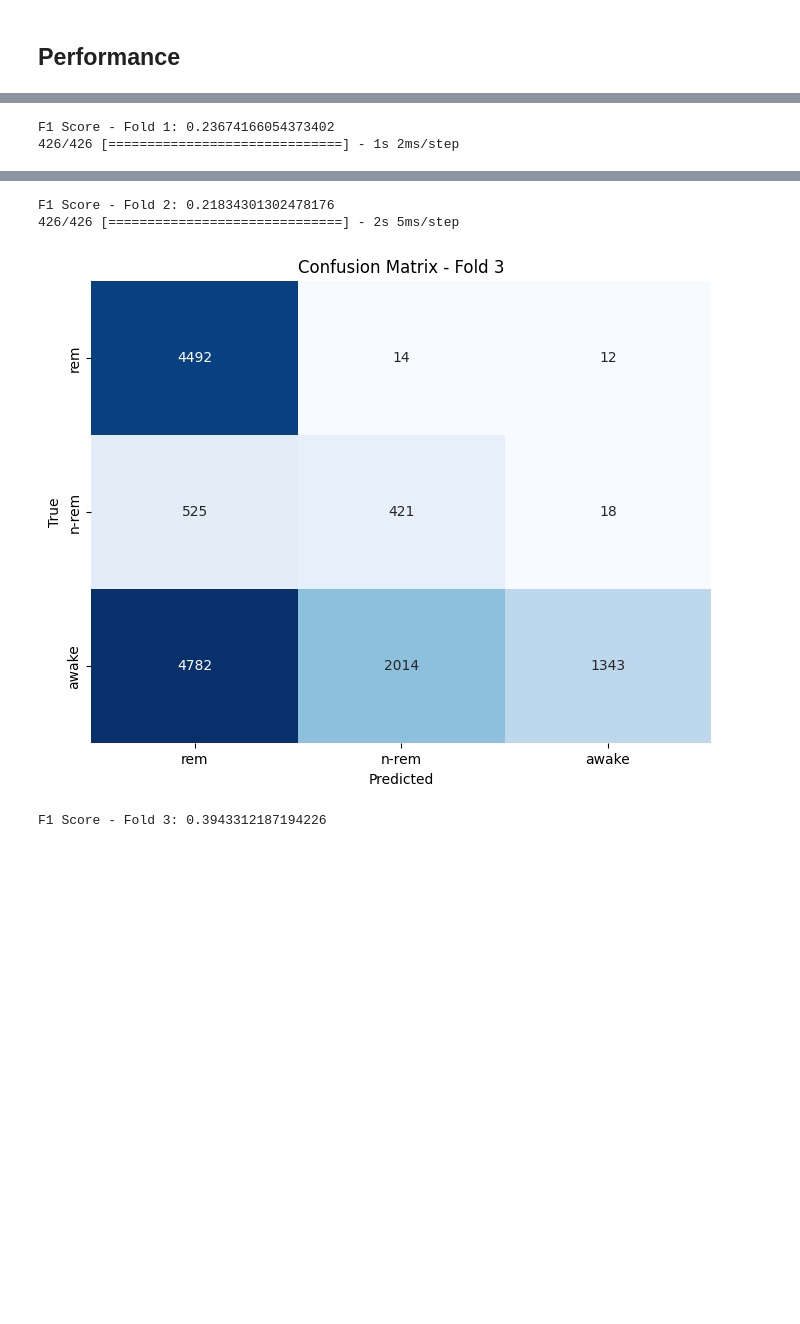
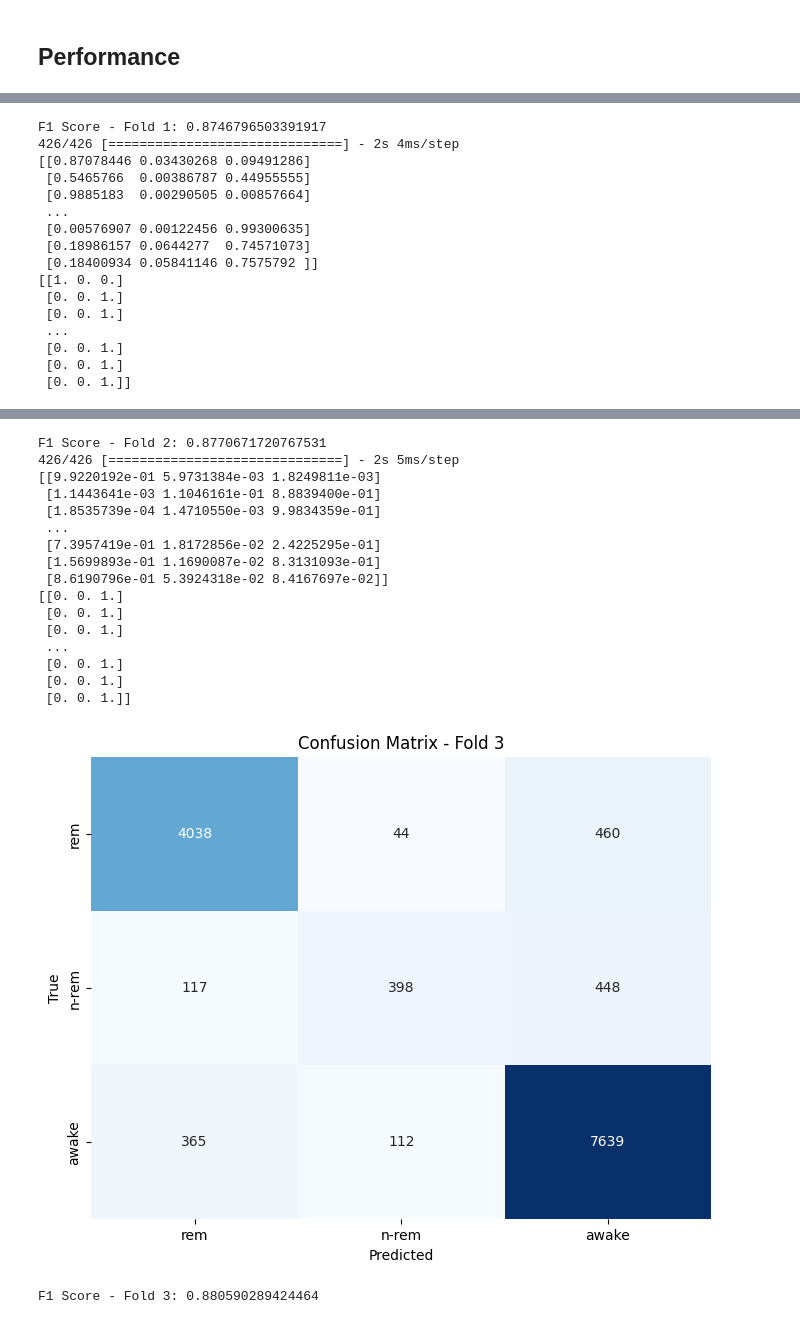
Before and after one commit to DrC0okie/HEIG_ARN_Labo3, a Jupyter notebook: second_experiment.ipynb, the cells around one changed output, grey strips where cells are left out. Drawn from its saved outputs; the diff is of its cells as text; code cells hidden in the pictures; blank space fills up the shorter version.

```diff
--- a/second_experiment.ipynb
+++ b/second_experiment.ipynb
@@ -134,8 +130,8 @@ def create_model():
 
   mlp = keras.Sequential([
       layers.Input(25),
-      layers.Dense(8, activation="tanh"), # Try different numbers of hidden neurons here (e.g. 2, 4, 8, 32, 128)
-      layers.Dense(3, activation="tanh"), # Three ouput
+      layers.Dense(8, activation="relu"), # Try different numbers of hidden neurons here (e.g. 2, 4, 8, 32, 128)
+      layers.Dense(3, activation="softmax"), # Three ouput
   ])
 
   # Experiment with hyperparameters here:
@@ -263,8 +255,10 @@ mean_confusion_matrix = np.zeros((3, 3))
 
 for i, (train_index, test_index) in enumerate(kf.split(input_training_mice)):
     # Evaluate the trained model on the test fold
-    predictions = (trained_mlp[i].predict(input_training_mice.loc[test_index]) > 0).astype(int)
-    true_labels = (np.array(output_training_mice)[test_index]).astype(int)
+    predictions = trained_mlp[i].predict(input_training_mice.loc[test_index])
+    true_labels = np.array(output_training_mice)[test_index]
+    print(predictions)
+    print(true_labels)
     max_predictions = []
     max_true_labels = []
     for prediction in predictions:
@@ -297,2 +305,16 @@ print(f"Mean F1 Score across all folds: {mean_f1_score}")
-F1 Score - Fold 1: 0.23674166054373402
-426/426 [==============================] - 1s 2ms/step
+F1 Score - Fold 1: 0.8746796503391917
+426/426 [==============================] - 2s 4ms/step
+[[0.87078446 0.03430268 0.09491286]
+ [0.5465766  0.00386787 0.44955555]
+ [0.9885183  0.00290505 0.00857664]
+ ...
+ [0.00576907 0.00122456 0.99300635]
+ [0.18986157 0.0644277  0.74571073]
+ [0.18400934 0.05841146 0.7575792 ]]
+[[1. 0. 0.]
+ [0. 0. 1.]
+ [0. 0. 1.]
+ ...
+ [0. 0. 1.]
+ [0. 0. 1.]
+ [0. 0. 1.]]
@@ -300,4 +322,18 @@ F1 Score - Fold 1: 0.23674166054373402
-F1 Score - Fold 2: 0.21834301302478176
+F1 Score - Fold 2: 0.8770671720767531
 426/426 [==============================] - 2s 5ms/step
+[[9.9220192e-01 5.9731384e-03 1.8249811e-03]
+ [1.1443641e-03 1.1046161e-01 8.8839400e-01]
+ [1.8535739e-04 1.4710550e-03 9.9834359e-01]
+ ...
+ [7.3957419e-01 1.8172856e-02 2.4225295e-01]
+ [1.5699893e-01 1.1690087e-02 8.3131093e-01]
+ [8.6190796e-01 5.3924318e-02 8.4167697e-02]]
+[[0. 0. 1.]
+ [0. 0. 1.]
+ [0. 0. 1.]
+ ...
+ [0. 0. 1.]
+ [0. 0. 1.]
+ [0. 0. 1.]]
-[figure, old version]
+[figure, new version]
-F1 Score - Fold 3: 0.3943312187194226
+F1 Score - Fold 3: 0.880590289424464
```
Also changed, not shown: parts of 7 cells of this notebook, 1 other file.
